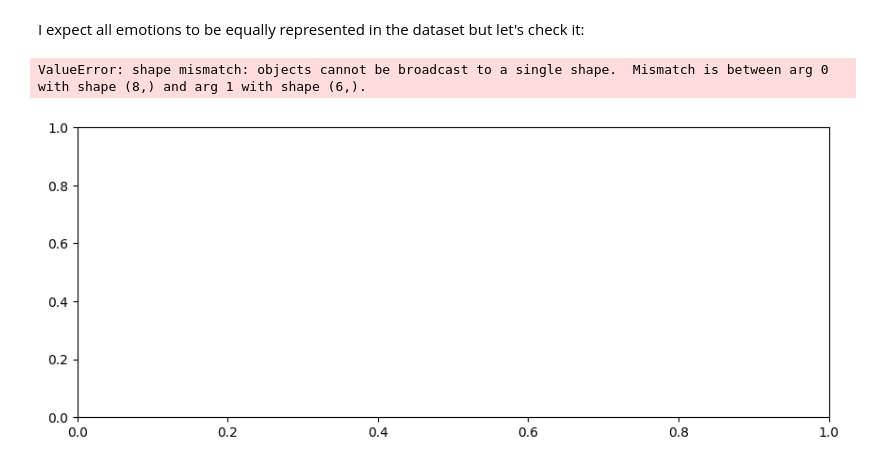
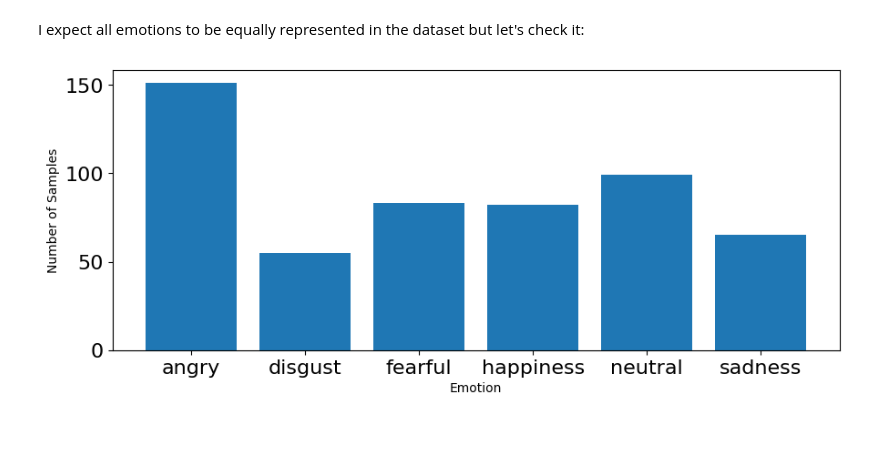
Before and after one commit to shaaagri/iat481-wk2, a Jupyter notebook: Week_2_Data_Preprocessing.ipynb, the cells around one changed output. Drawn from its saved outputs; the diff is of its cells as text; code cells hidden in the pictures; blank space fills up the shorter version.

```diff
--- a/Week_2_Data_Preprocessing.ipynb
+++ b/Week_2_Data_Preprocessing.ipynb
@@ -881,20 +881,20 @@ We have a matrix of dim 1435 x 180. Looks good - 1435 audio samples, one per row
 # %% [markdown]
 Let's see the class balance of our dataset:
 # %%
-def plot_emotions(emotions_array):
+def plot_emotions(emotions_array, cardinality):
   # plot emotions
   plt.figure(figsize=(35,4))
   plt.subplot(1,3,1)
   #np.unique returns ordered list of unique elements and count of each element
   emotion_list, count = np.unique(emotions_array, return_counts=True)
-  plt.bar(x=range(8), height=count)
-  plt.xticks(ticks=range(8), labels = [emotion for emotion in emotion_list],fontsize=10)
+  plt.bar(x=range(cardinality), height=count)
+  plt.xticks(ticks=range(cardinality), labels = [emotion for emotion in emotion_list],fontsize=10)
   plt.xlabel('Emotion')
   plt.tick_params(labelsize=16)
   plt.ylabel('Number of Samples')
   plt.show()
 
-plot_emotions(emotions)
+plot_emotions(emotions, 8)
 # %% [output]
 [figure]
 # %% [markdown]
@@ -1151,7 +1151,6 @@ Numerical features extracted per sample: 180
 # %% [markdown]
 I expect all emotions to be equally represented in the dataset but let's check it:
 # %%
-plot_emotions(emotions_edb)
+plot_emotions(emotions_edb, 6)
 # %% [output]
-ValueError: shape mismatch: objects cannot be broadcast to a single shape.  Mismatch is between arg 0 with shape (8,) and arg 1 with shape (6,).
-[figure, old version]
+[figure, new version]
```
Also changed, not shown: parts of 2 cells of this notebook.
